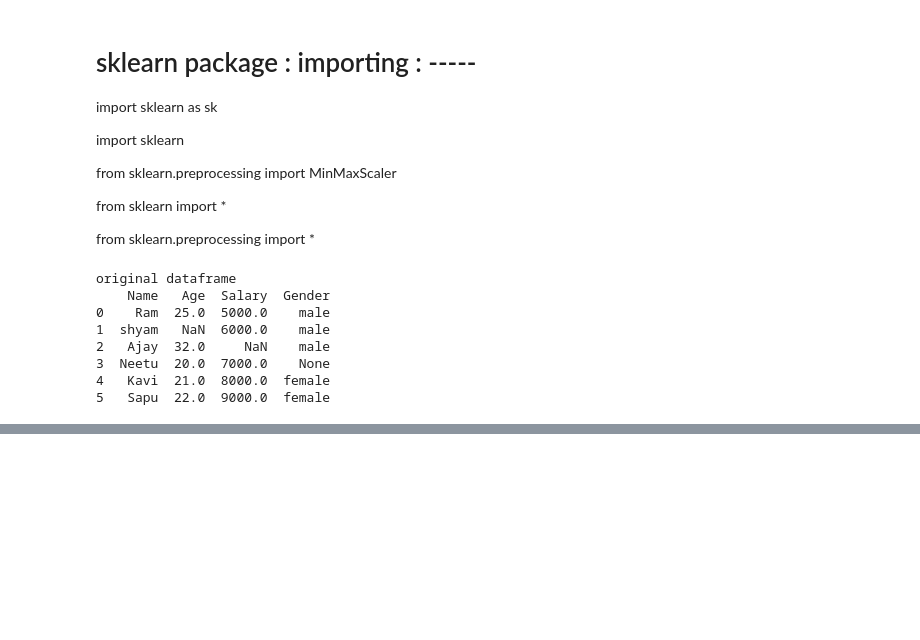
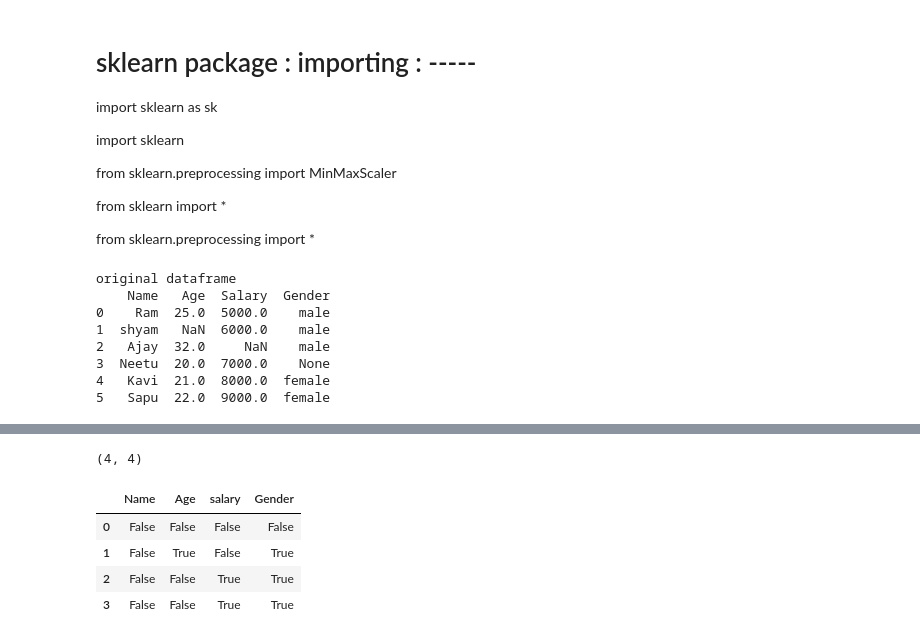
Before and after one commit to anjali801/Data-science-45-internship, a Jupyter notebook: Day22.ipynb, the cells around one changed output, grey strips where cells are left out. Saved outputs shown, nothing was run; the diff lists cells and outputs as text; code cells hidden in the pictures; blank space fills up the shorter version.

```diff
--- a/Day22.ipynb
+++ b/Day22.ipynb
@@ -141,0 +169,12 @@ original dataframe
+# %%
+df.shape
+# %% [output]
+(4, 4)
+# %%
+df.isnull()
+# %% [output]
+|  | Name | Age | salary | Gender |
+| 0 | False | False | False | False |
+| 1 | False | True | False | True |
+| 2 | False | False | True | True |
+| 3 | False | False | True | True |
```
Also changed, not shown: parts of 9 cells of this notebook.
